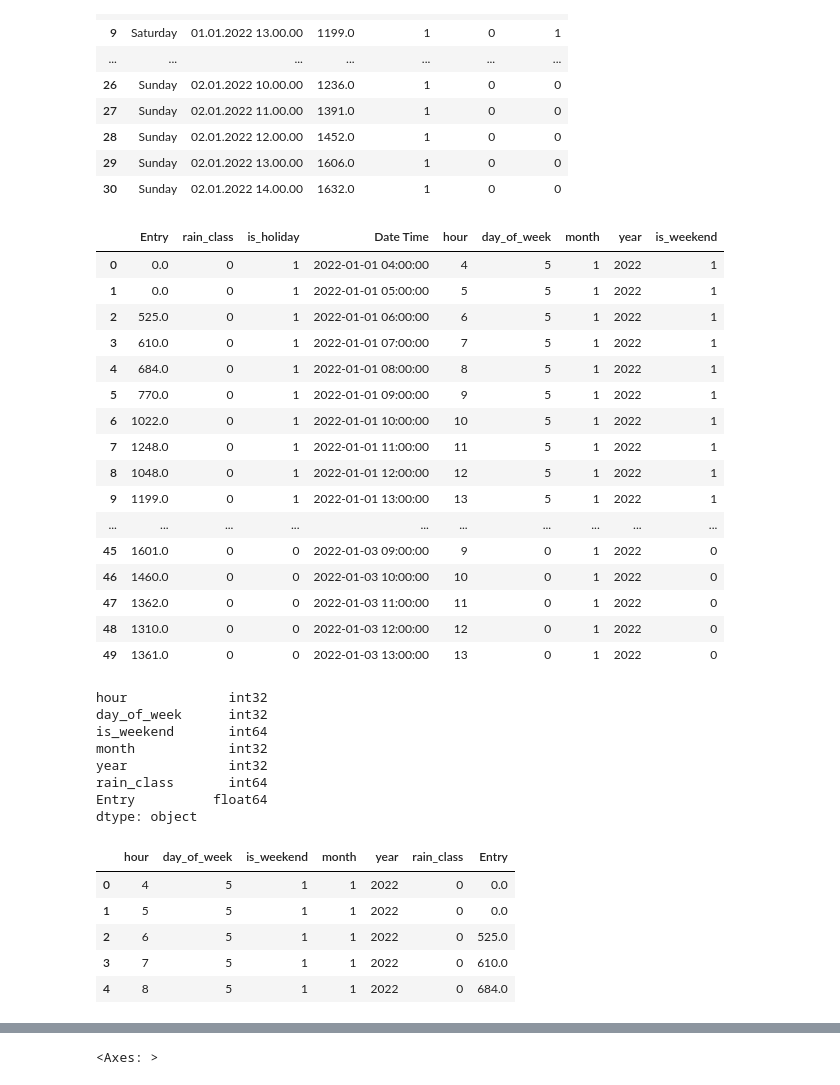
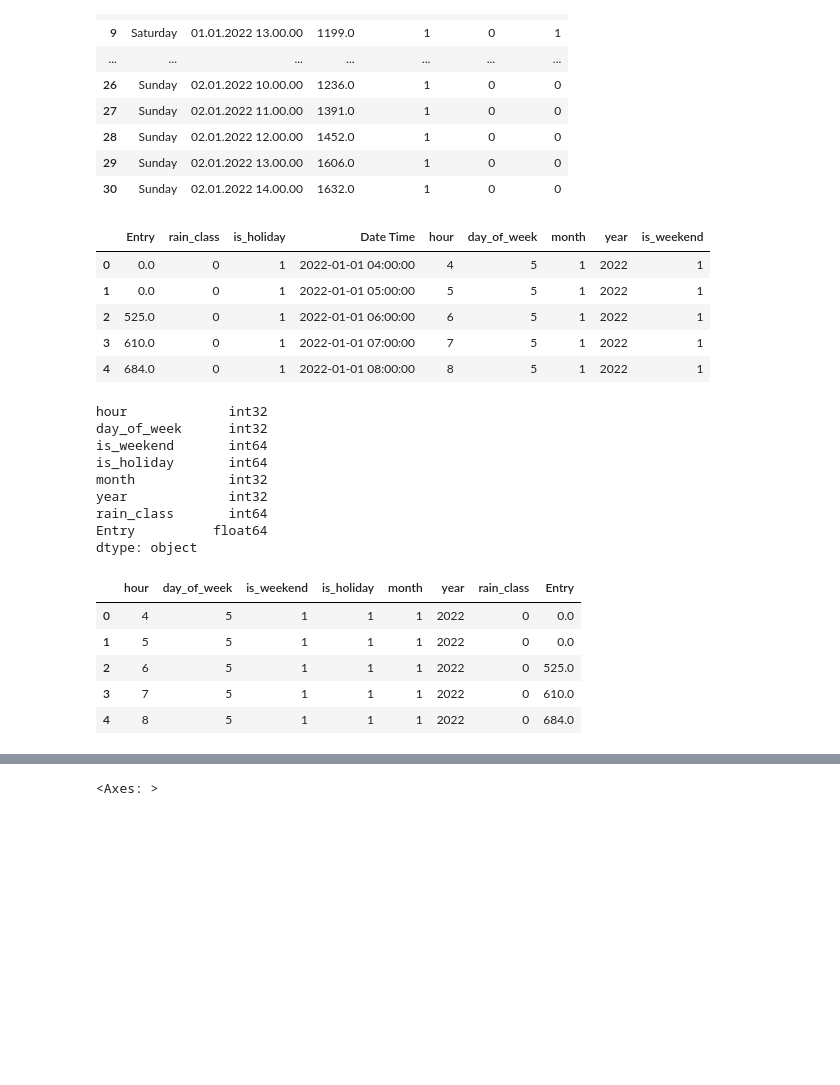
Before and after one commit to fdemberga2/Hoshino, a Jupyter notebook: LSTM/ModelV3.ipynb, the cells around one changed output, grey strips where cells are left out. Cells and saved outputs as stored; diff of their text form; code cells hidden in the pictures; blank space fills up the shorter version.

```diff
--- a/LSTM/ModelV3.ipynb
+++ b/LSTM/ModelV3.ipynb
@@ -50,34 +50,23 @@ df.head(31)
 # %%
 df['Date Time'] = pd.to_datetime(df['DateAndTime'], format='%d.%m.%Y %H.%M.%S')
 df['hour'] = df['Date Time'].dt.hour
 df['day_of_week'] = df['Date Time'].dt.dayofweek
 df['month'] = df['Date Time'].dt.month
 df['year'] = df['Date Time'].dt.year
 df.drop(['DateAndTime', 'Day', 'is_weekend'], axis=1, inplace=True)
 df['is_weekend'] = df['day_of_week'].apply(lambda x: 1 if x in [5, 6] else 0)
 
-model_features = ['hour', 'day_of_week', 'is_weekend', 'month', 'year', 'rain_class', 'Entry']
+model_features = ['hour', 'day_of_week', 'is_weekend','is_holiday', 'month', 'year', 'rain_class', 'Entry']
 df_model = df[model_features]
 
-df.head(50)
+df.head(5)
 # %% [output]
 |  | Entry | rain_class | is_holiday | Date Time | hour | day_of_week | month | year | is_weekend |
 | 0 | 0.0 | 0 | 1 | 2022-01-01 04:00:00 | 4 | 5 | 1 | 2022 | 1 |
 | 1 | 0.0 | 0 | 1 | 2022-01-01 05:00:00 | 5 | 5 | 1 | 2022 | 1 |
 | 2 | 525.0 | 0 | 1 | 2022-01-01 06:00:00 | 6 | 5 | 1 | 2022 | 1 |
 | 3 | 610.0 | 0 | 1 | 2022-01-01 07:00:00 | 7 | 5 | 1 | 2022 | 1 |
 | 4 | 684.0 | 0 | 1 | 2022-01-01 08:00:00 | 8 | 5 | 1 | 2022 | 1 |
-| 5 | 770.0 | 0 | 1 | 2022-01-01 09:00:00 | 9 | 5 | 1 | 2022 | 1 |
-| 6 | 1022.0 | 0 | 1 | 2022-01-01 10:00:00 | 10 | 5 | 1 | 2022 | 1 |
-| 7 | 1248.0 | 0 | 1 | 2022-01-01 11:00:00 | 11 | 5 | 1 | 2022 | 1 |
-| 8 | 1048.0 | 0 | 1 | 2022-01-01 12:00:00 | 12 | 5 | 1 | 2022 | 1 |
-| 9 | 1199.0 | 0 | 1 | 2022-01-01 13:00:00 | 13 | 5 | 1 | 2022 | 1 |
-| ... | ... | ... | ... | ... | ... | ... | ... | ... | ... |
-| 45 | 1601.0 | 0 | 0 | 2022-01-03 09:00:00 | 9 | 0 | 1 | 2022 | 0 |
-| 46 | 1460.0 | 0 | 0 | 2022-01-03 10:00:00 | 10 | 0 | 1 | 2022 | 0 |
-| 47 | 1362.0 | 0 | 0 | 2022-01-03 11:00:00 | 11 | 0 | 1 | 2022 | 0 |
-| 48 | 1310.0 | 0 | 0 | 2022-01-03 12:00:00 | 12 | 0 | 1 | 2022 | 0 |
-| 49 | 1361.0 | 0 | 0 | 2022-01-03 13:00:00 | 13 | 0 | 1 | 2022 | 0 |
 # %%
 # Display the DataFrame before normalization
 print(df_model.dtypes)
@@ -86,17 +75,18 @@ df_model.head(5)
 hour             int32
 day_of_week      int32
 is_weekend       int64
+is_holiday       int64
 month            int32
 year             int32
 rain_class       int64
 Entry          float64
 dtype: object
-|  | hour | day_of_week | is_weekend | month | year | rain_class | Entry |
-| 0 | 4 | 5 | 1 | 1 | 2022 | 0 | 0.0 |
-| 1 | 5 | 5 | 1 | 1 | 2022 | 0 | 0.0 |
-| 2 | 6 | 5 | 1 | 1 | 2022 | 0 | 525.0 |
-| 3 | 7 | 5 | 1 | 1 | 2022 | 0 | 610.0 |
-| 4 | 8 | 5 | 1 | 1 | 2022 | 0 | 684.0 |
+|  | hour | day_of_week | is_weekend | is_holiday | month | year | rain_class | Entry |
+| 0 | 4 | 5 | 1 | 1 | 1 | 2022 | 0 | 0.0 |
+| 1 | 5 | 5 | 1 | 1 | 1 | 2022 | 0 | 0.0 |
+| 2 | 6 | 5 | 1 | 1 | 1 | 2022 | 0 | 525.0 |
+| 3 | 7 | 5 | 1 | 1 | 1 | 2022 | 0 | 610.0 |
+| 4 | 8 | 5 | 1 | 1 | 1 | 2022 | 0 | 684.0 |
 # %%
 from sklearn.preprocessing import MinMaxScaler
 import joblib
```
Also changed, not shown: parts of 11 cells of this notebook, 3 other files.
